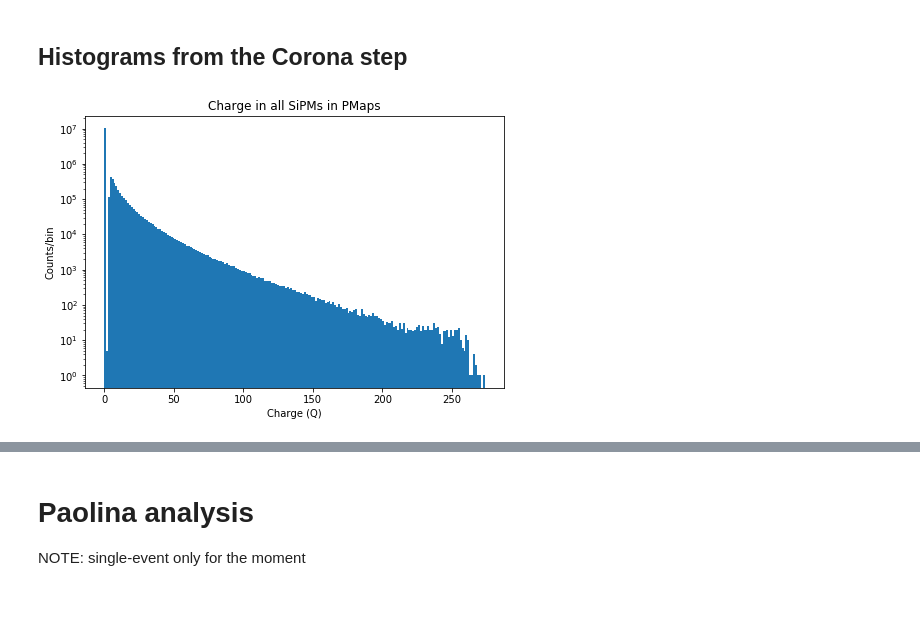
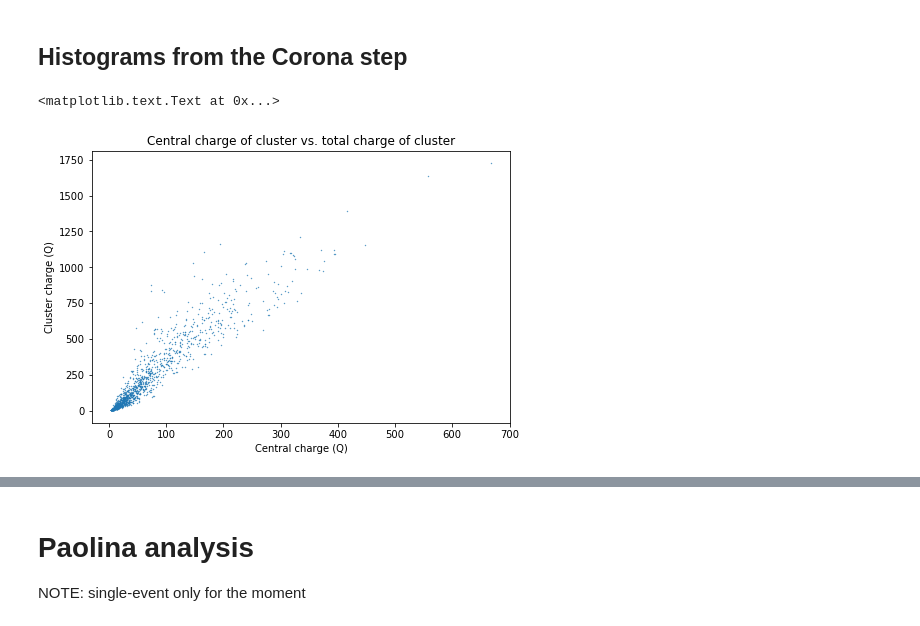
Before and after one commit to paolafer/ICARO, a Jupyter notebook: invisible_cities/utils/paolina_test.ipynb, the cells around one changed output, grey strips where cells are left out. Saved outputs shown, nothing was run; the diff lists cells and outputs as text; code cells hidden in the pictures.

Commit message:
Add cluster plots

```diff
--- a/invisible_cities/utils/paolina_test.ipynb
+++ b/invisible_cities/utils/paolina_test.ipynb
@@ -46,8 +48,15 @@ data_ys         = DataSiPM.Y.values
 # histograms to be filled
 l_qsipm = []            # all SiPMs
 l_qsipm_cluster = []    # all SiPMs within any cluster
+
 l_qsipm_ccenter = []    # the cluster center charges
+l_qsipm_qcluster = []   # the cluster energies (same number of entries as l_qsipm_ccenter)
 
+nccenters = 6
+l_qsipm_iccenter = []
+for n in range(nccenters): l_qsipm_iccenter.append([])
+
+rqmin = 0; rqmax = 70        # charge minima and maxima for charge vs. radius plots
 l_q_rlm = []; l_r_rlm = []   # for SiPM charge vs. r within lm_radius
 l_q_rnlm = []; l_r_rnlm = [] # for SiPM charge vs. r within new_lm_radius
 
@@ -68,7 +77,7 @@ def get_nearby_sipm_inds(cs, d, pos, qs):
     return np.where(np.linalg.norm(pos - cs, axis=1) <= d)[0]
 
 def corona(pos, qs, Qthr           =  0 * units.pes,
-                    Qlm            =  5 * units.pes,
+                    Qlm            =  1 * units.pes,
                         lm_radius  = 15 * units.mm,
                     new_lm_radius  = 25 * units.mm,
                     msipm          =  3):
@@ -94,12 +103,13 @@ def corona(pos, qs, Qthr           =  0 * units.pes,
     # Keep SiPMs with at least Qthr pes
     above_threshold = np.where(qs >= Qthr)[0]
     pos, qs = pos[above_threshold], qs[above_threshold]
+
+
     # While there are more local maxima
+    ncenter = 0
     while len(qs) > 0:
         hottest_sipm = np.argmax(qs)       # SiPM with largest Q
         if qs[hottest_sipm] < Qlm: break   # largest Q remaining is negligible
-
-        l_qsipm_ccenter.append(qs[hottest_sipm])
 
         # find locmax (the baryc of charge in SiPMs less than lm_radius from hottest_sipm)
         within_lm_radius = get_nearby_sipm_inds(pos[hottest_sipm], lm_radius, pos, qs)
@@ -107,7 +117,7 @@ def corona(pos, qs, Qthr           =  0 * units.pes,
                                         qs [within_lm_radius]).pos
         for q,p in zip(qs,pos):
             d = np.linalg.norm(p - pos[hottest_sipm], axis=0)
-            if(d < lm_radius and q > 0 and q < 75):
+            if(d < lm_radius and q > rqmin and q < rqmax):
                 l_q_rlm.append(q)
                 l_r_rlm.append(d)
 
@@ -117,7 +127,7 @@ def corona(pos, qs, Qthr           =  0 * units.pes,
                                                     new_lm_radius, pos, qs)
         for q,p in zip(qs,pos):
             d = np.linalg.norm(p - new_local_maximum, axis=0)
-            if(d < new_lm_radius and q > 0 and q < 75):
+            if(d < new_lm_radius and q > rqmin and q < rqmax):
                 l_q_rnlm.append(q)
                 l_r_rnlm.append(d)
 
@@ -126,6 +136,10 @@ def corona(pos, qs, Qthr           =  0 * units.pes,
             c.append(barycenter(pos[within_new_lm_radius],
                                 qs [within_new_lm_radius]))
             for q in qs[within_new_lm_radius]: l_qsipm_cluster.append(q)
+            l_qsipm_ccenter.append(qs[hottest_sipm])
+            l_qsipm_qcluster.append(sum(qs))
+            if(ncenter < nccenters): l_qsipm_iccenter[ncenter].append(qs[hottest_sipm])
+            ncenter += 1
 
         # delete the SiPMs contributing to this cluster
         pos, qs = discard_sipms(within_new_lm_radius, pos, qs)
@@ -262,18 +262,27 @@ Produced hit collections for 2793 events.
 # %%
 # total charge
 fig = plt.figure(3);
 fig.set_figheight(5.0);
 fig.set_figwidth(7.5);
 
 # charge histogram
-ax1 = fig.add_subplot(111);
-plt.hist(l_qsipm,bins=200)
-ax1.set_title("Charge in all SiPMs in PMaps")
-ax1.set_xlabel("Charge (Q)")
-ax1.set_ylabel("Counts/bin")
-ax1.set_yscale("log")
+#ax1 = fig.add_subplot(121);
+#plt.hist(l_qsipm,bins=200)
+#ax1.set_title("Charge in all SiPMs in PMaps")
+#ax1.set_xlabel("Charge (Q)")
+#ax1.set_ylabel("Counts/bin")
+#ax1.set_yscale("log")
+
+# charge vs. cluster energy
+ax2 = fig.add_subplot(111);
+plt.scatter(l_qsipm_ccenter,l_qsipm_qcluster,marker='.',s=0.5)
+ax2.set_title("Central charge of cluster vs. total charge of cluster")
+ax2.set_xlabel("Central charge (Q)")
+ax2.set_ylabel("Cluster charge (Q)")
+#ax1.set_yscale("log")
 # %% [output]
+<matplotlib.text.Text at 0x...>
-[figure, old version]
+[figure, new version]
 # %%
 # cluster charges
 fig = plt.figure(3);
```
Also changed, not shown: parts of 6 cells of this notebook.
